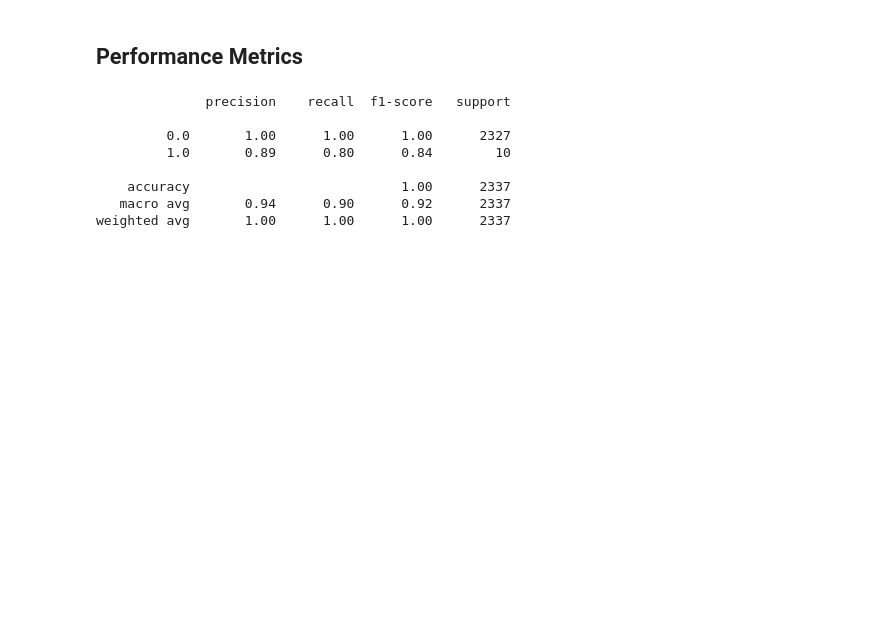
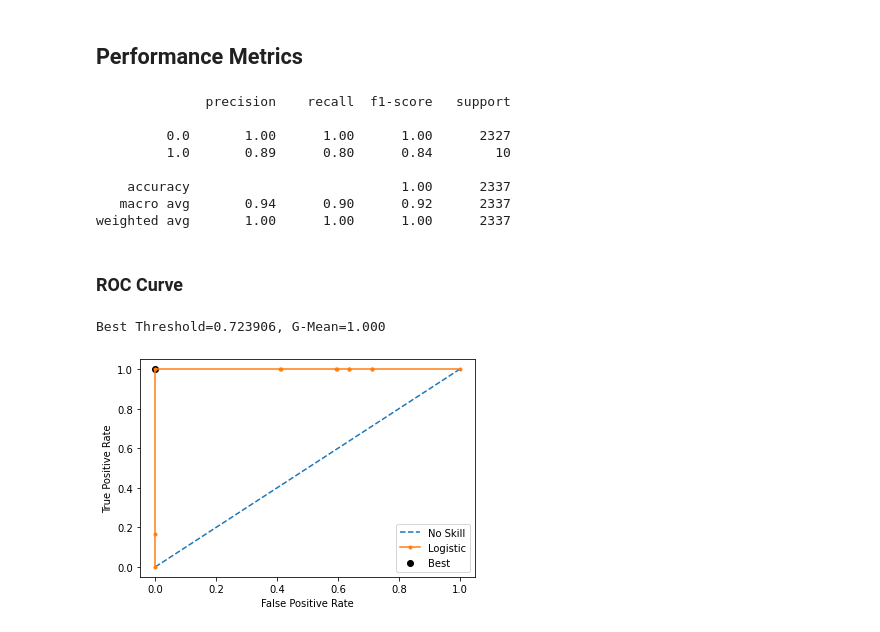
Before and after one commit to samarakoon-ryan/creditcard-fraud-detection, a Jupyter notebook: project.ipynb, the cells around one changed output. Cells and saved outputs as stored; diff of their text form; code cells hidden in the pictures; blank space fills up the shorter version.

Commit message:
Used ROC curve to find best threshold closes #12

```diff
--- a/project.ipynb
+++ b/project.ipynb
@@ -254,3 +254,35 @@ print(classification_report(y_test, logistic_regression_grid_search.best_estimat
     accuracy                           1.00      2337
    macro avg       0.94      0.90      0.92      2337
 weighted avg       1.00      1.00      1.00      2337
+# %% [markdown]
+### ROC Curve
+# %%
+from numpy import sqrt
+from numpy import argmax
+
+# roc curve for logistic regression model with optimal threshold
+
+# predict probabilities
+yhat = logistic_regression_grid_search.predict_proba(X_test)
+# keep probabilities for the positive outcome only
+yhat = yhat[:, 1]
+# calculate roc curves
+fpr, tpr, thresholds = roc_curve(y_test, yhat)
+# calculate the g-mean for each threshold
+gmeans = sqrt(tpr * (1-fpr))
+# locate the index of the largest g-mean
+ix = argmax(gmeans)
+print('Best Threshold=%f, G-Mean=%.3f' % (thresholds[ix], gmeans[ix]))
+# plot the roc curve for the model
+plt.plot([0,1], [0,1], linestyle='--', label='No Skill')
+plt.plot(fpr, tpr, marker='.', label='Logistic')
+plt.scatter(fpr[ix], tpr[ix], marker='o', color='black', label='Best')
+# axis labels
+plt.xlabel('False Positive Rate')
+plt.ylabel('True Positive Rate')
+plt.legend()
+# show the plot
+plt.show()
+# %% [output]
+Best Threshold=0.723906, G-Mean=1.000
+[figure, added]
```
Also changed, not shown: parts of 7 cells of this notebook.
